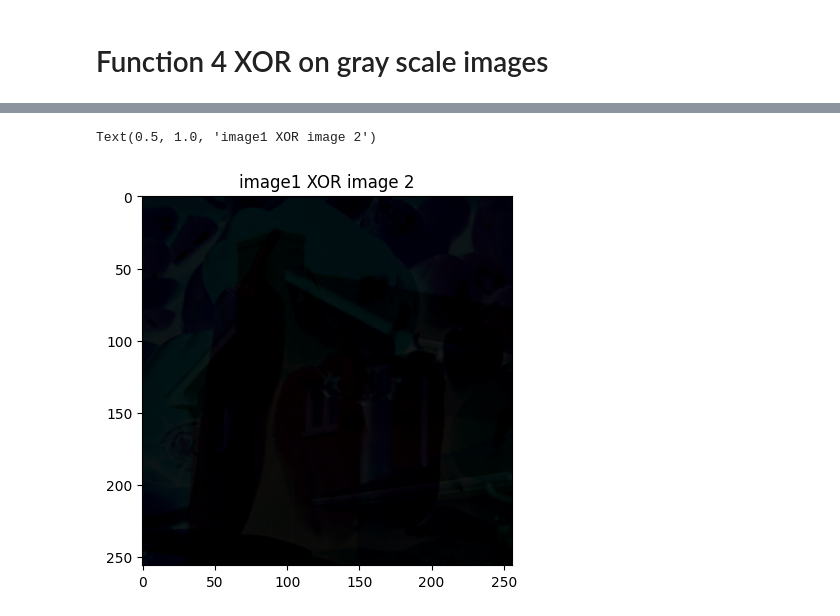
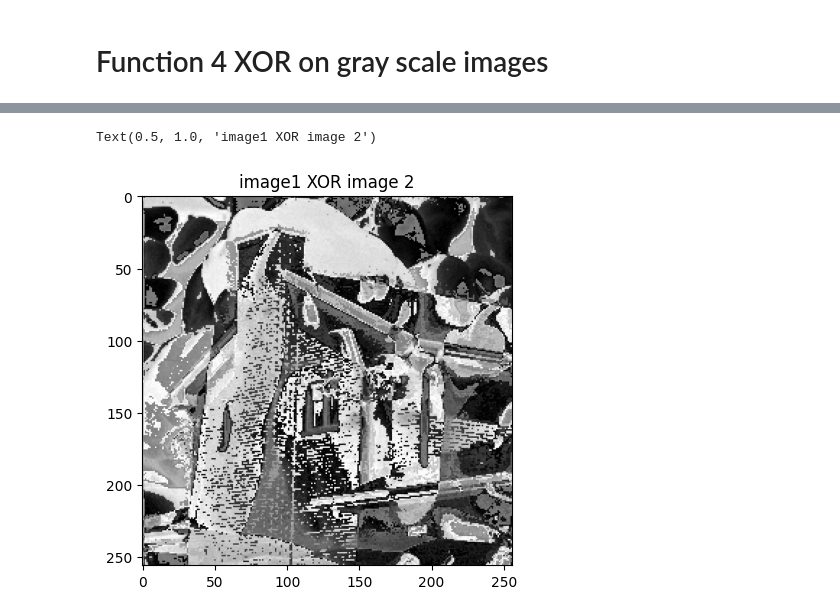
Before and after one commit to nouran551/Computer-Vision-Course-GUC, a Jupyter notebook: Assignment_1_Computer_Vision.ipynb, the cells around one changed output, grey strips where cells are left out. Saved outputs shown, nothing was run; the diff lists cells and outputs as text; code cells hidden in the pictures.

```diff
--- a/Assignment_1_Computer_Vision.ipynb
+++ b/Assignment_1_Computer_Vision.ipynb
@@ -144,9 +157,9 @@ def ImagesXOR(image1, image2):
 # %%
 ImagesXOR(gray1, gray2)
 # %%
-image_test_1 = plt.imread('/content/image_test_fun2_0.1.png')
-plt.imshow(image_test_1)
+image_test_1 = plt.imread('/content/image_test_fun4.png')
+plt.imshow(image_test_1, cmap = 'gray')
 plt.title("image1 XOR image 2")
 # %% [output]
 Text(0.5, 1.0, 'image1 XOR image 2')
-[figure, old version]
+[figure, new version]
```
Also changed, not shown: parts of 15 cells of this notebook.
